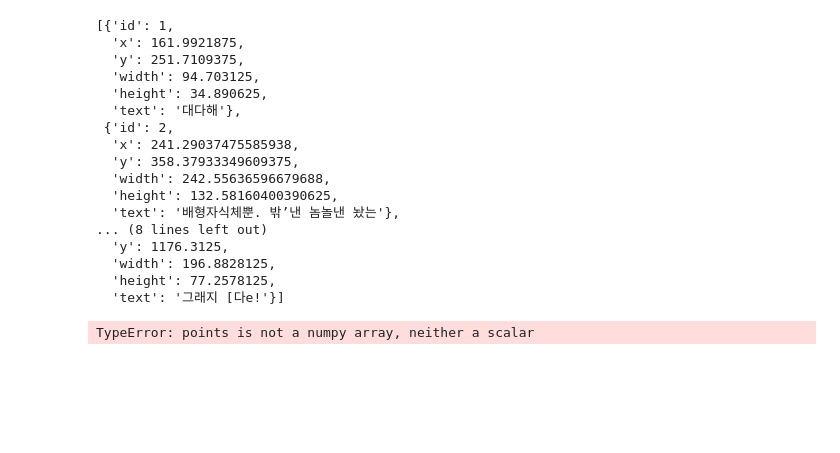
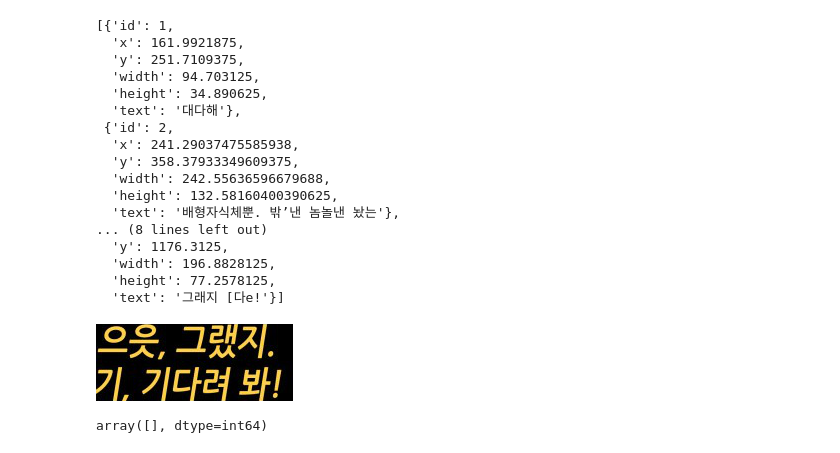
Before and after one commit to YMGYM/ocr_practice, a Jupyter notebook: image_edit.ipynb, the cells around one changed output. Cells and saved outputs as stored; diff of their text form; code cells hidden in the pictures; blank space fills up the shorter version.

```diff
--- a/image_edit.ipynb
+++ b/image_edit.ipynb
@@ -110,18 +108,21 @@ target = Image.fromarray(ret[2])
+# %%
+Image.fromarray(ret[3])
+# %% [output]
+[figure, added]
 # %%
-gray = cv2.cvtColor(ret[2], cv2.COLOR_BGR2GRAY)
+gray = cv2.cvtColor(ret[0], cv2.COLOR_BGR2GRAY)
 norm_gray = (((gray - gray.min())/(gray.max() - gray.min()))*255).astype(np.uint8)
 
 # threshold
 thresh = cv2.threshold(norm_gray, -1, 255, cv2.THRESH_TOZERO | cv2.THRESH_OTSU)[1]
 
 # get the (largest) contour
-contours = cv2.findContours(thresh, cv2.RETR_EXTERNAL, cv2.CHAIN_APPROX_SIMPLE)
+contours = cv2.findContours(thresh, cv2.RETR_CCOMP, cv2.CHAIN_APPROX_NONE)
 contours = contours[0] if len(contours) == 2 else contours[1]
 
-#sort contours
-sorted_ctrs = sorted(contours, key=lambda ctr: cv2.boundingRect(ctr)[0])
+# draw white filled contour on black background
+img2 = np.full_like(norm_gray, 255, np.uint8)
+_ = cv2.drawContours(img2, contours, -1, (0,0,0), -1)
 
-x, y, w, h = cv2.boundingRect(sorted_ctrs[0])
-new_img = cv2.rectangle(np.array(target),(x,y),( x + w, y + h ),(90,0,255),2)
+if img2[0,0] == 0:
+    img2 = 255-img2
-# %% [output]
-TypeError: points is not a numpy array, neither a scalar
@@ -127,0 +132,5 @@ TypeError: points is not a numpy array, neither a scalar
+# %%
+size = np.where((tmp == 255))[0]
+size[size>=10]
+# %% [output]
+array([], dtype=int64)
```
Also changed, not shown: parts of 6 cells of this notebook, 5 other files.
